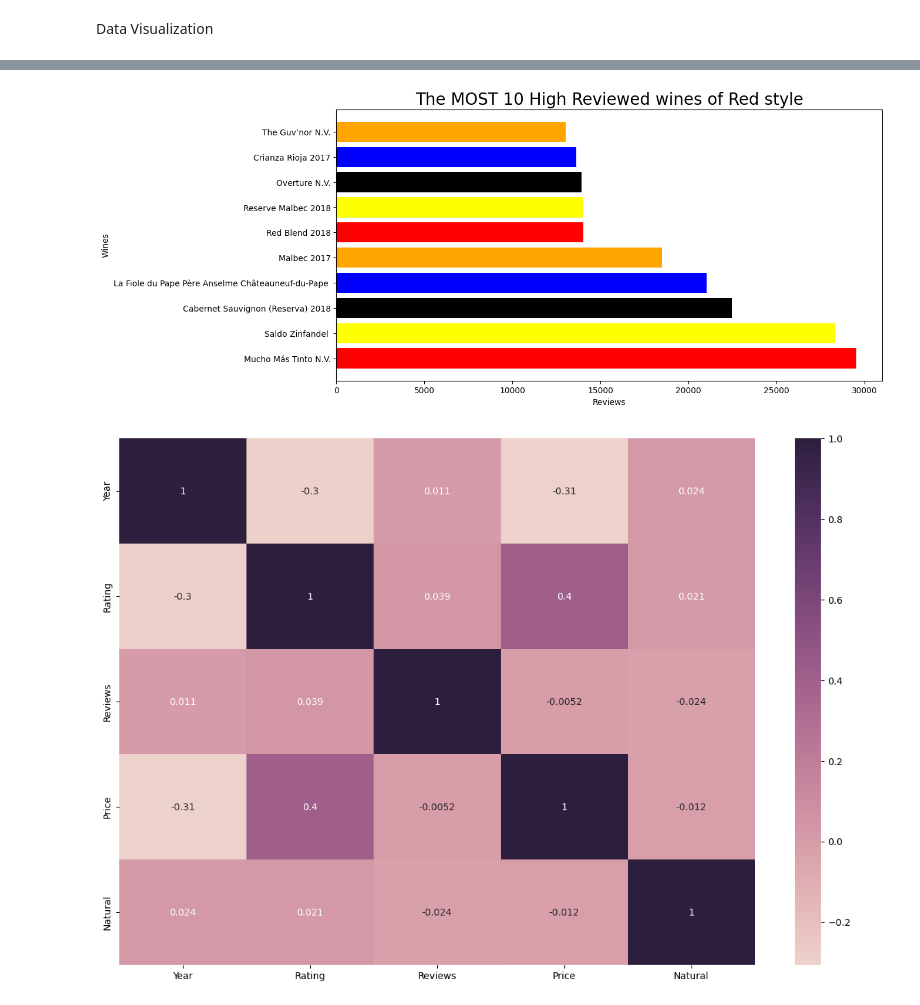
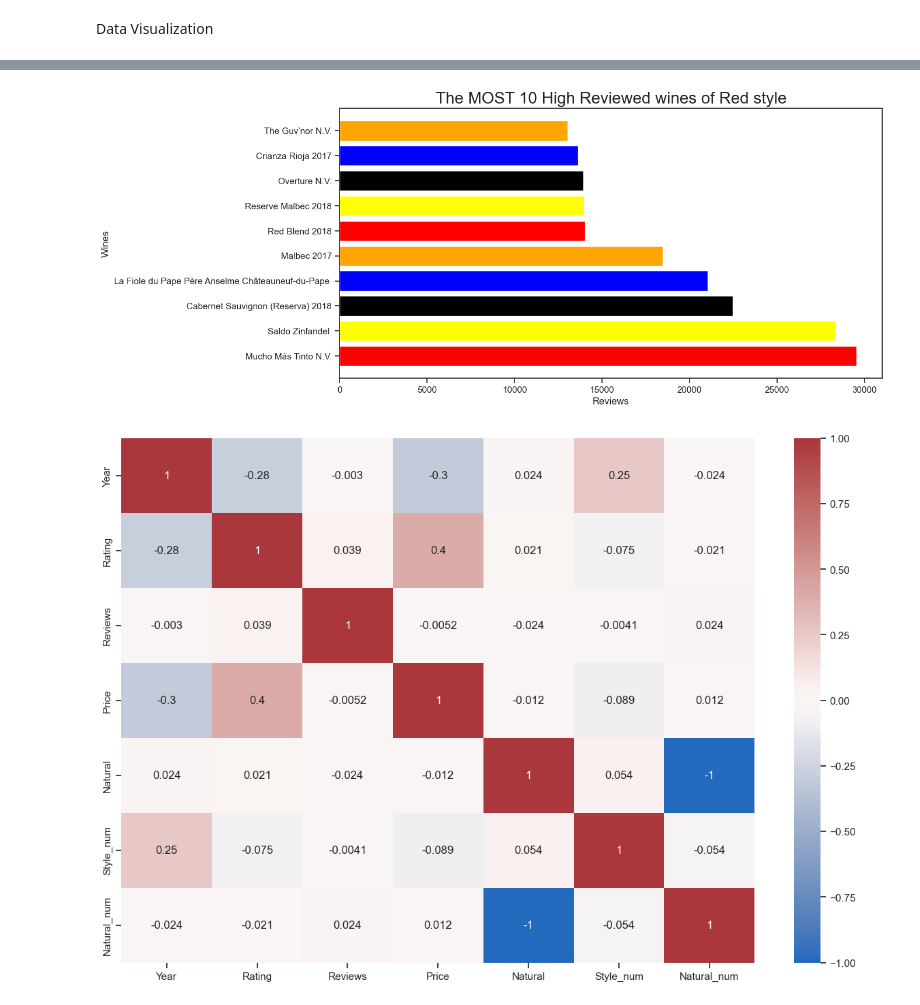
Before and after one commit to otabekds/My-Vivino-project, a Jupyter notebook: vivino.ipynb, the cells around one changed output, grey strips where cells are left out. Saved outputs shown, nothing was run; the diff lists cells and outputs as text; code cells hidden in the pictures.

```diff
--- a/vivino.ipynb
+++ b/vivino.ipynb
@@ -9,7 +15,7 @@ Data Collecting / Cleaning
 # %%
 # I worked with a ready-made dataset in this project
 def collecting_data():
-    url_csv = "/Users/student/PycharmProjects/My Vivino/My-Vivino-project/vivino_top_ten.csv"
+    url_csv = "vivino_top_ten.csv"
     data = pd.read_csv(url_csv)
     return data
 
@@ -92,2 +97,12 @@ df.describe()
+# %%
+def data_encoding_test(df):
+    # df = pd.concat([df, pd.get_dummies(df['Style'])] , axis=1).drop("Style", axis=1)
+    le = LabelEncoder()
+    df['Style_num'] = le.fit_transform(df['Style'])
+    df['Natural_num'] = df.Natural.map(lambda x : 0 if x == True else 1)
+    mean_year = round(df.Year.mean())
+    df.Year = df.Year.fillna(mean_year)
+    return df
+df = data_encoding_test(df)
 # %% [markdown]
 Data Visualization
@@ -175,17 +206,17 @@ def wine_reviews(dataset, style):
 
 wine_reviews(df,'Red')
 # %% [output]
-[figure, old version]
+[figure, new version]
 # %%
 # Correlations Matrix
 def compute_correlations_matrix(dataset):
     coor = dataset.corr()
     plt.figure(figsize=(15,10))
-    sns.heatmap(coor, annot=True, cmap=sns.cubehelix_palette(as_cmap=True))
+    sns.heatmap(coor, annot=True, cmap='vlag')
     plt.show()
 compute_correlations_matrix(df)
 # %% [output]
-[figure, old version]
+[figure, new version]
 # %%
 # Scatterplot Matrix
 def print_scatter_matrix(dataset):
```
Also changed, not shown: parts of 14 cells of this notebook, 1 other file.
